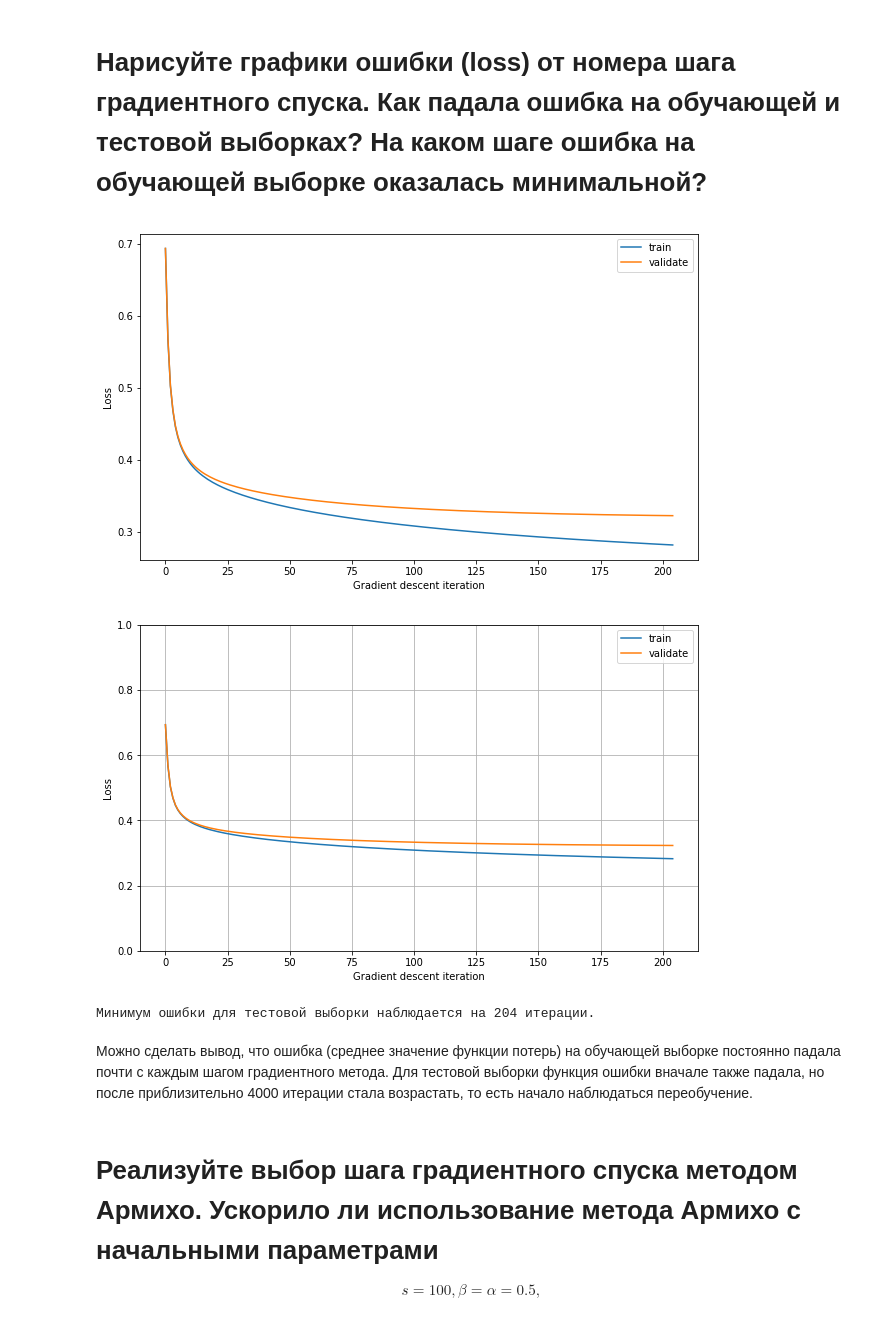
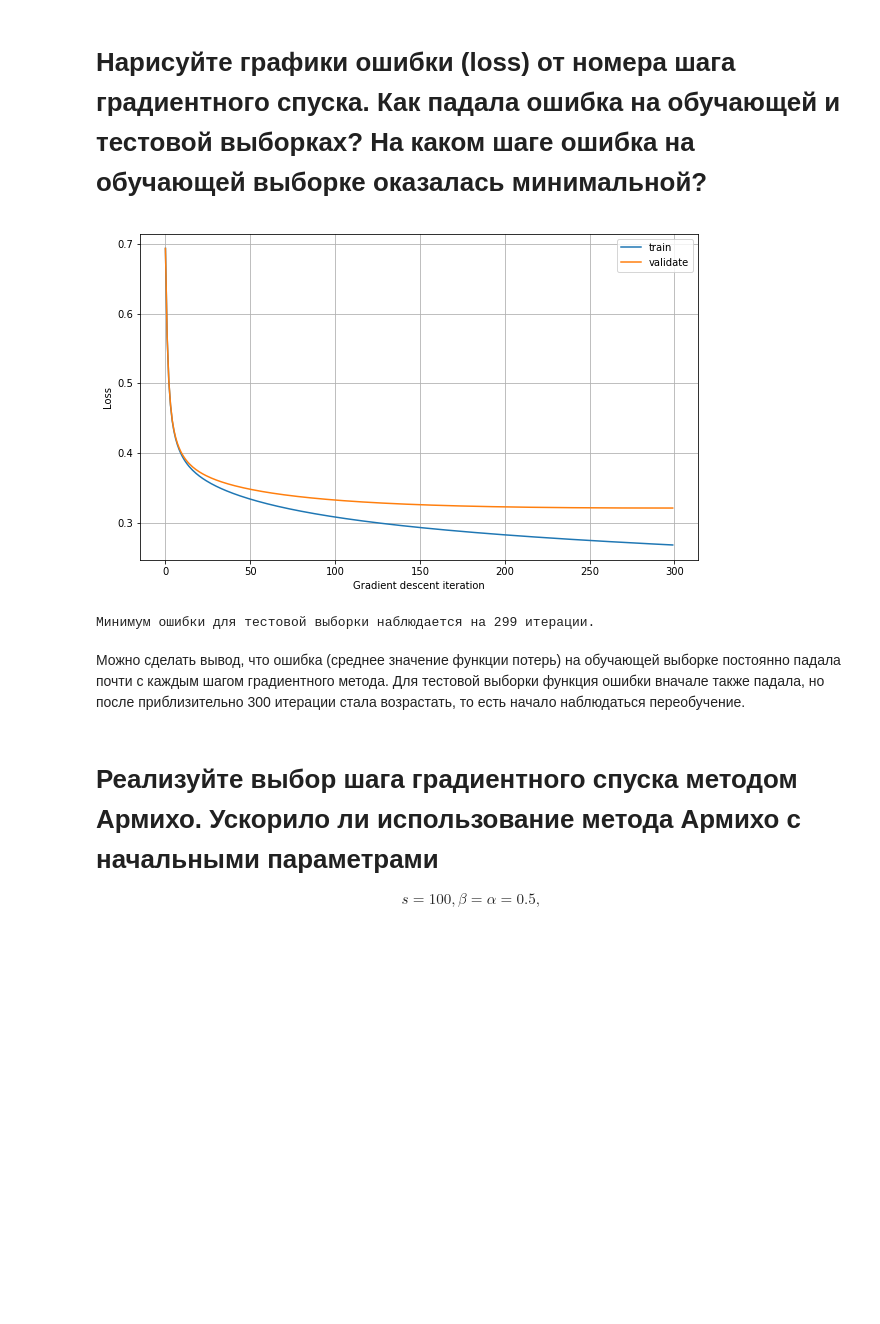
Before and after one commit to AVKrepo/OptimizationMethods, a Jupyter notebook: Task2/Kaggle/solution.ipynb, the cells around one changed output. Cells and saved outputs as stored; diff of their text form; code cells hidden in the pictures; blank space fills up the shorter version.

```diff
--- a/Task2/Kaggle/solution.ipynb
+++ b/Task2/Kaggle/solution.ipynb
@@ -257,5 +254,5 @@ def gradient_descent_method_const(x_train, y_train, x_test, y_test, step, iterat
     return (W, b, losses_train, losses_valid)
 # %%
 step = 0.1
-iterations = 205
+iterations = 300
 W, b, losses_train, losses_valid = gradient_descent_method_const(x_train, y_train, x_test, y_test, step, iterations)
@@ -282,26 +259,22 @@ losses_train
 # %% [markdown]
 # Нарисуйте графики ошибки (loss) от номера шага градиентного спуска. Как падала ошибка на обучающей и тестовой выборках? На каком шаге ошибка на обучающей выборке оказалась минимальной?
 # %%
-for i in range(2):
-    plt.figure(figsize=(10, 6))
-    plt.plot(range(iterations), losses_train, label='train')
-    plt.plot(range(iterations), losses_valid, label='validate')
-    plt.xlabel('Gradient descent iteration')
-    plt.ylabel('Loss')
-    if i == 1:
-        plt.ylim(0, 1)
-        plt.grid(True)
-    plt.legend()
-    plt.show()
+plt.figure(figsize=(10, 6))
+plt.plot(range(iterations), losses_train, label='train')
+plt.plot(range(iterations), losses_valid, label='validate')
+plt.xlabel('Gradient descent iteration')
+plt.ylabel('Loss')
+plt.grid(True)
+plt.legend()
+plt.show()
 # %% [output]
-[figure, old version]
+[figure, new version]
-[figure, removed]
 # %%
 print(u"Минимум ошибки для тестовой выборки наблюдается на {} итерации.".format(np.argmin(losses_valid)))
 # %% [output]
-Минимум ошибки для тестовой выборки наблюдается на 204 итерации.
+Минимум ошибки для тестовой выборки наблюдается на 299 итерации.
 # %% [markdown]
-Можно сделать вывод, что ошибка (среднее значение функции потерь) на обучающей выборке постоянно падала почти с каждым шагом градиентного метода. Для тестовой выборки функция ошибки вначале также падала, но после приблизительно 4000 итерации стала возрастать, то есть начало наблюдаться переобучение.
+Можно сделать вывод, что ошибка (среднее значение функции потерь) на обучающей выборке постоянно падала почти с каждым шагом градиентного метода. Для тестовой выборки функция ошибки вначале также падала, но после приблизительно 300 итерации стала возрастать, то есть начало наблюдаться переобучение.
 # %% [markdown]
 # Реализуйте выбор шага градиентного спуска методом Армихо. Ускорило ли использование метода Армихо с начальными параметрами
 $$ s=100, \beta=\alpha=0.5,$$
```
Also changed, not shown: parts of 19 cells of this notebook.
